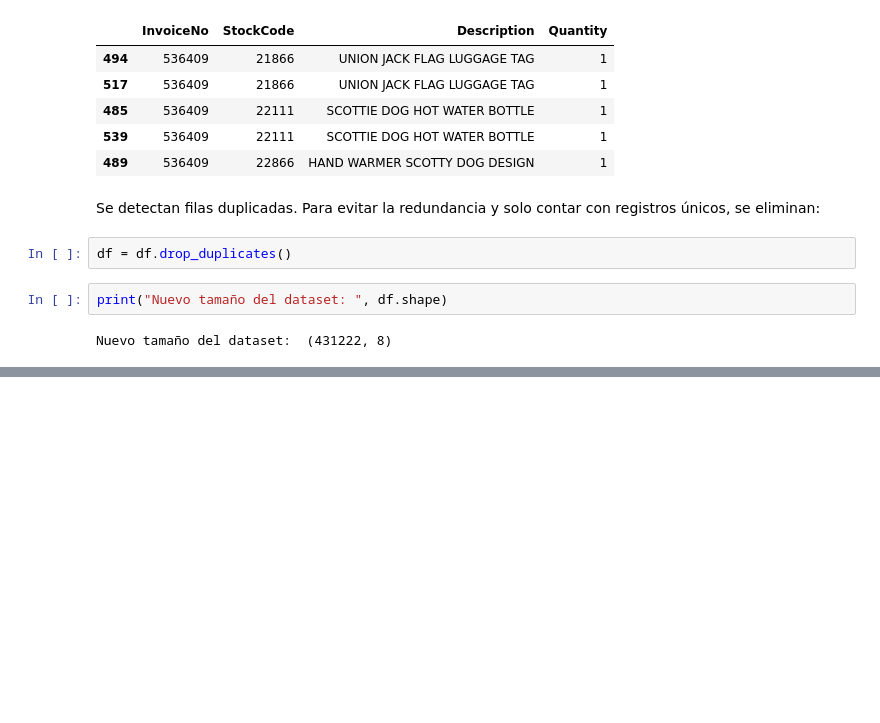
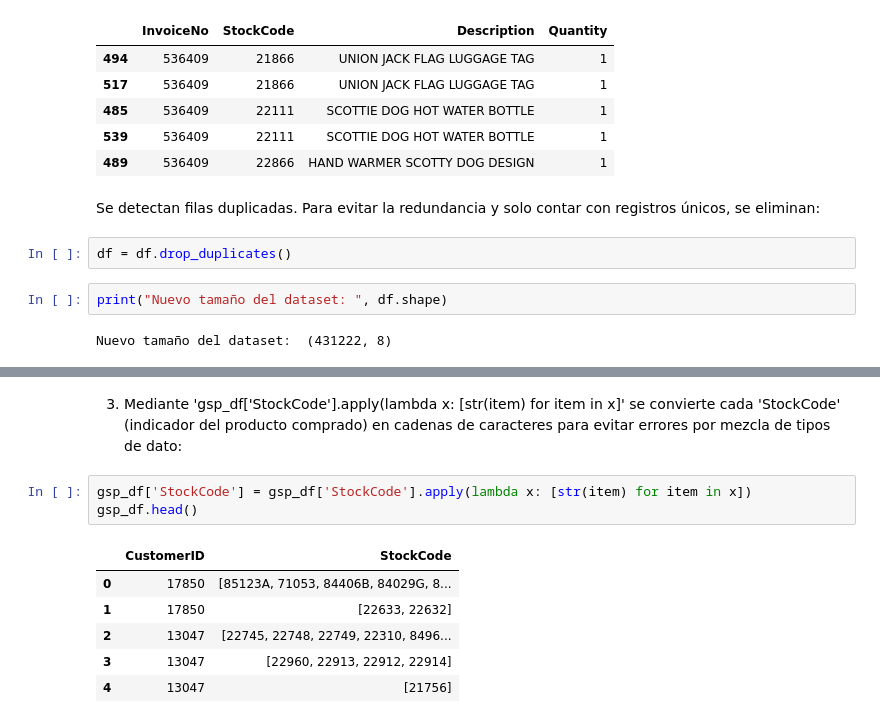
Before and after one commit to 9105507/MINERIA_DE_DATOS_23_24, a Jupyter notebook: LAB02_Reglas_de_Asociación_y_Patrones_Secuenciales.ipynb, the cells around one changed output, grey strips where cells are left out. Cells and saved outputs as stored; diff of their text form; blank space fills up the shorter version.

```diff
--- a/LAB02_Reglas_de_Asociación_y_Patrones_Secuenciales.ipynb
+++ b/LAB02_Reglas_de_Asociación_y_Patrones_Secuenciales.ipynb
@@ -915,0 +974,12 @@ Nuevo tamaño del dataset:  (431222, 8)
+# %% [markdown]
+3. Mediante 'gsp_df['StockCode'].apply(lambda x: [str(item) for item in x]' se convierte cada 'StockCode' (indicador del producto comprado) en cadenas de caracteres para evitar errores por mezcla de tipos de dato:
+# %%
+gsp_df['StockCode'] = gsp_df['StockCode'].apply(lambda x: [str(item) for item in x])
+gsp_df.head()
+# %% [output]
+|  | CustomerID | StockCode |
+| 0 | 17850 | [85123A, 71053, 84406B, 84029G, 8... |
+| 1 | 17850 | [22633, 22632] |
+| 2 | 13047 | [22745, 22748, 22749, 22310, 8496... |
+| 3 | 13047 | [22960, 22913, 22912, 22914] |
+| 4 | 13047 | [21756] |
```
Also changed, not shown: parts of 56 cells of this notebook.
